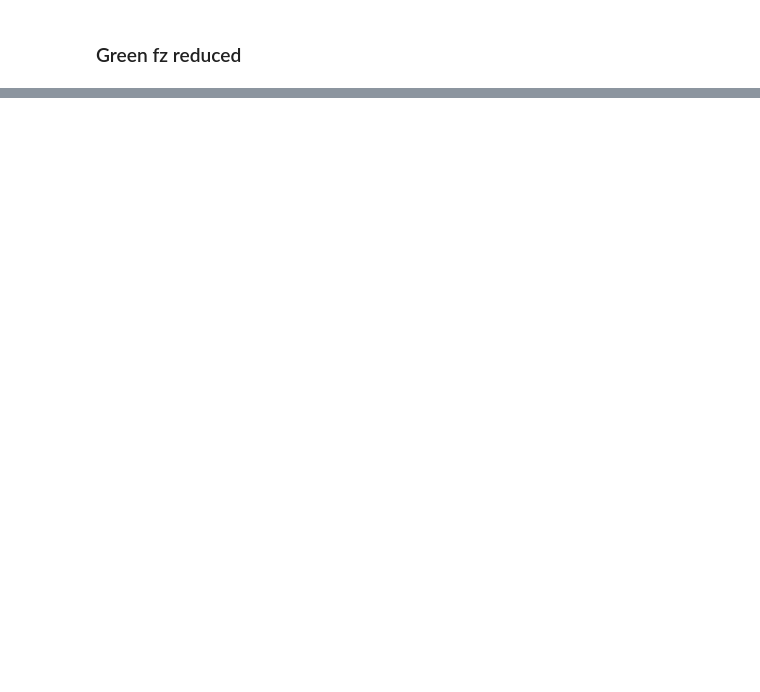
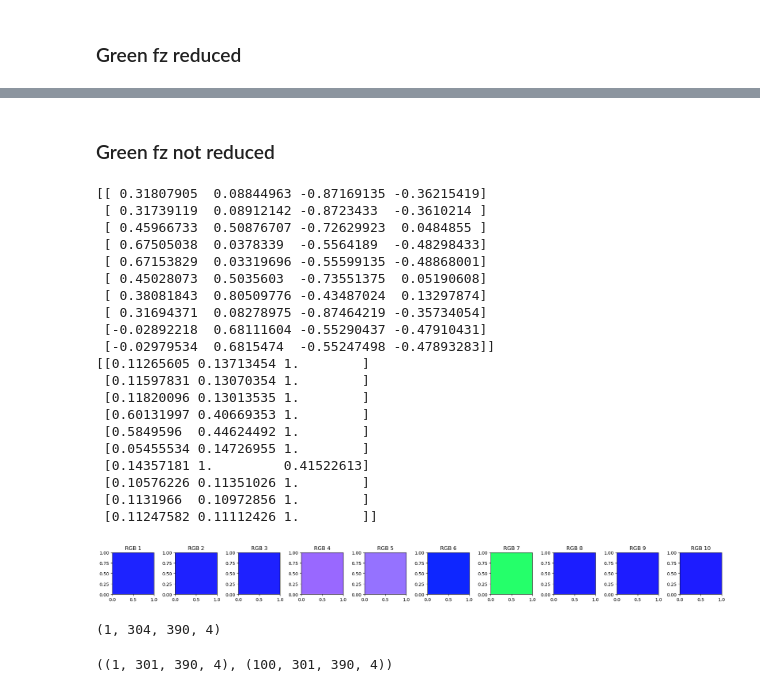
Before and after one commit to UCSB-VRL/QRBSA-updated, a Jupyter notebook: vis_quat_orix.ipynb, the cells around one changed output, grey strips where cells are left out. Drawn from its saved outputs; the diff is of its cells as text; code cells hidden in the pictures; blank space fills up the shorter version.

```diff
--- a/vis_quat_orix.ipynb
+++ b/vis_quat_orix.ipynb
@@ -483,0 +534,62 @@ plt.show()
+# %% [markdown]
+### Green fz not reduced
+# %%
+# get RGB colours for Qs
+import os
+#Example with three orientations
+Qs = [
+    [ 0.08844963, -0.87169135, -0.36215419,  0.31807905],
+    [ 0.08912142, -0.8723433,  -0.3610214,   0.31739119],
+    [ 0.50876707, -0.72629923,  0.0484855,   0.45966733],
+    [ 0.0378339,  -0.5564189,  -0.48298433,  0.67505038],
+    [ 0.03319696, -0.55599135, -0.48868001,  0.67153829],
+    [ 0.5035603,  -0.73551375,  0.05190608,  0.45028073],
+    [ 0.80509776, -0.43487024,  0.13297874,  0.38081843],
+    [ 0.08278975, -0.87464219, -0.35734054,  0.31694371],
+    [ 0.68111604, -0.55290437, -0.47910431, -0.02892218],
+    [ 0.6815474,  -0.55247498, -0.47893283, -0.02979534]
+]
+q = np.asarray(Qs)
+# bring last quaternion dimension to the front (Scalar first)
+# roll the last axis to the front (scalar first)
+q = np.roll(q, shift=1, axis=-1)
+
+print(q)  # prints quaternions in [s, x, y, z] order
+rgbs = quaternion_to_ipf(q, axis="Z")  # ready for scatter
+print(rgbs)  # prints RGB values in 0–1 range
+
+# display RGB colours
+import matplotlib.pyplot as plt
+import matplotlib.patches as mpatches
+
+fig, axes = plt.subplots(1, len(rgbs), figsize=(len(rgbs)*2, 2))
+for i, rgb in enumerate(rgbs):
+    axes[i].add_patch(mpatches.Rectangle((0, 0), 1, 1, color=rgb))
+    axes[i].set_xlim(0, 1)
+    axes[i].set_ylim(0, 1)
+    axes[i].set_title(f'RGB {i+1}')
+    axes[i].set_aspect('equal')
+plt.tight_layout()
+plt.show()
+# %% [output]
+[[ 0.31807905  0.08844963 -0.87169135 -0.36215419]
+ [ 0.31739119  0.08912142 -0.8723433  -0.3610214 ]
+ [ 0.45966733  0.50876707 -0.72629923  0.0484855 ]
+ [ 0.67505038  0.0378339  -0.5564189  -0.48298433]
+ [ 0.67153829  0.03319696 -0.55599135 -0.48868001]
+ [ 0.45028073  0.5035603  -0.73551375  0.05190608]
+ [ 0.38081843  0.80509776 -0.43487024  0.13297874]
+ [ 0.31694371  0.08278975 -0.87464219 -0.35734054]
+ [-0.02892218  0.68111604 -0.55290437 -0.47910431]
+ [-0.02979534  0.6815474  -0.55247498 -0.47893283]]
+[[0.11265605 0.13713454 1.        ]
+ [0.11597831 0.13070354 1.        ]
+ [0.11820096 0.13013535 1.        ]
+ [0.60131997 0.40669353 1.        ]
+ [0.5849596  0.44624492 1.        ]
+ [0.05455534 0.14726955 1.        ]
+ [0.14357181 1.         0.41522613]
+ [0.10576226 0.11351026 1.        ]
+ [0.1131966  0.10972856 1.        ]
+ [0.11247582 0.11112426 1.        ]]
+[figure, added]
@@ -483,0 +606,12 @@ plt.show()
+# %%
+# send 1st dim to last for median indices
+median_indices = np.moveaxis(median_indices, 1, -1)
+median_indices.shape
+# %% [output]
+(1, 304, 390, 4)
+# %%
+not_fz_data = not_fz_data[:, :301, :390, :]
+median_indices = median_indices[:, :301, :390, :]
+median_indices.shape, not_fz_data.shape
+# %% [output]
+((1, 301, 390, 4), (100, 301, 390, 4))
```
Also changed, not shown: parts of 16 cells of this notebook, 2 other files.
